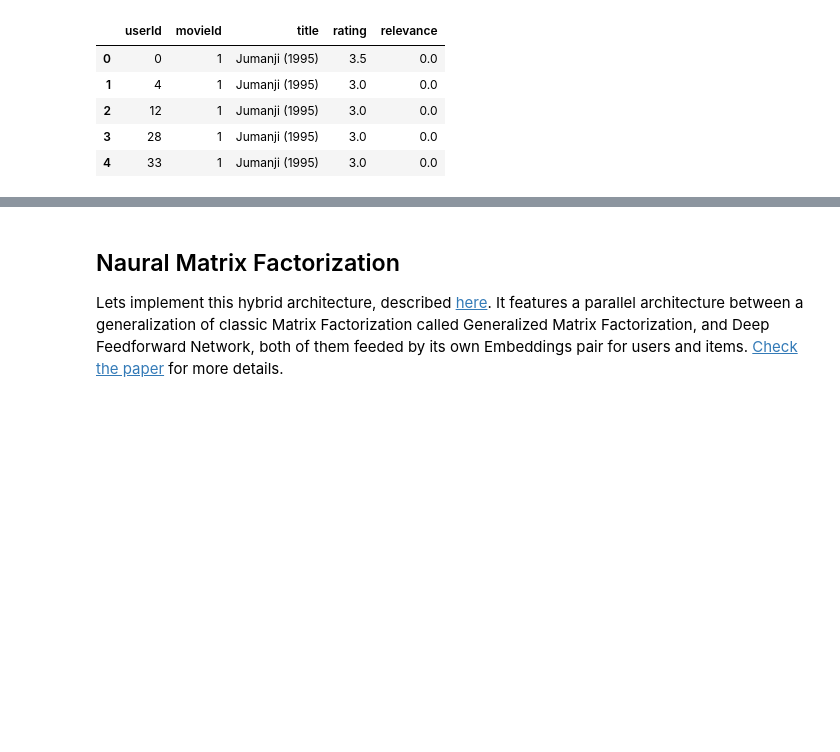
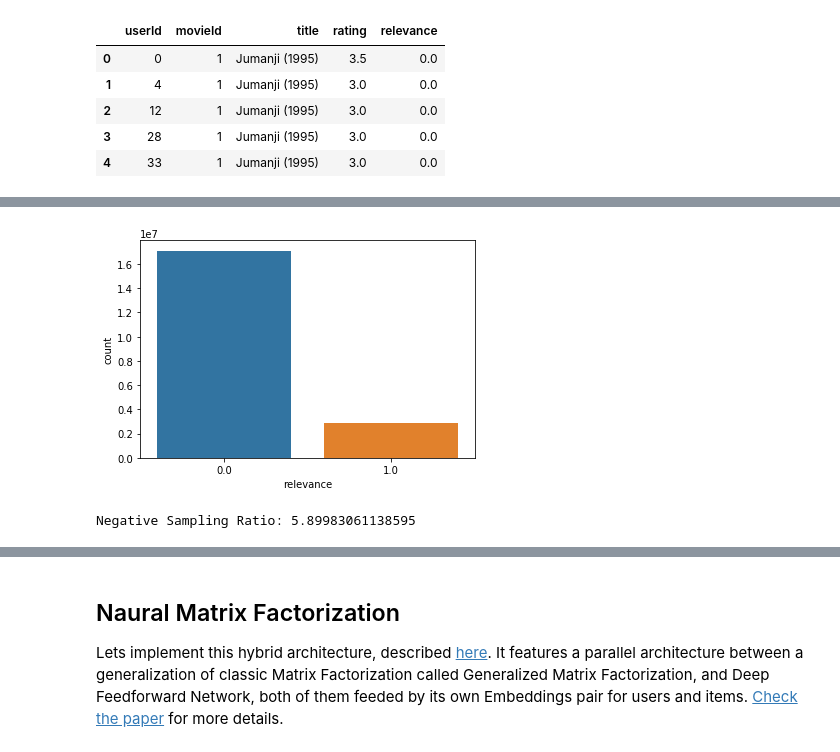
Before and after one commit to ElPapi42/NeuralMatrixFactorization, a Jupyter notebook: NeuralMatrixFactorization.ipynb, the cells around one changed output, grey strips where cells are left out. Cells and saved outputs as stored; diff of their text form; code cells hidden in the pictures; blank space fills up the shorter version.

```diff
--- a/NeuralMatrixFactorization.ipynb
+++ b/NeuralMatrixFactorization.ipynb
@@ -172,0 +140,4 @@ plt.show()
+# %%
+#Shuffle Dataframe
+ml_df = ml_df.sample(frac=1.0).reset_index(drop=True)
+ml_df.head()
@@ -172,0 +151,12 @@ plt.show()
+# %%
+#Test for negative sampling ratio, for this architecture a negative sampling ratio around 5.0 is very good
+#based on the cited paper experiments https://arxiv.org/pdf/1708.05031.pdf
+rel = (ml_df["relevance"] == 1.0).sum()
+non_rel = (ml_df["relevance"] != 1.0).sum()
+
+sns.countplot(x="relevance", data=ml_df)
+plt.show()
+print("Negative Sampling Ratio: " + str(non_rel / rel))
+# %% [output]
+[figure, added]
+Negative Sampling Ratio: 5.89983061138595
```
Also changed, not shown: parts of 18 cells of this notebook.
